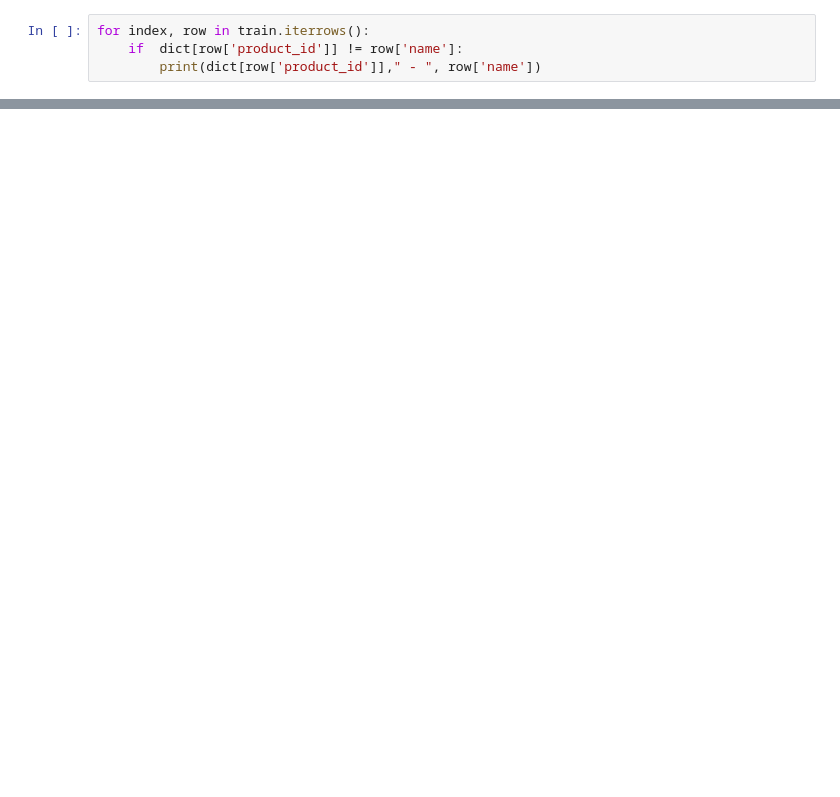
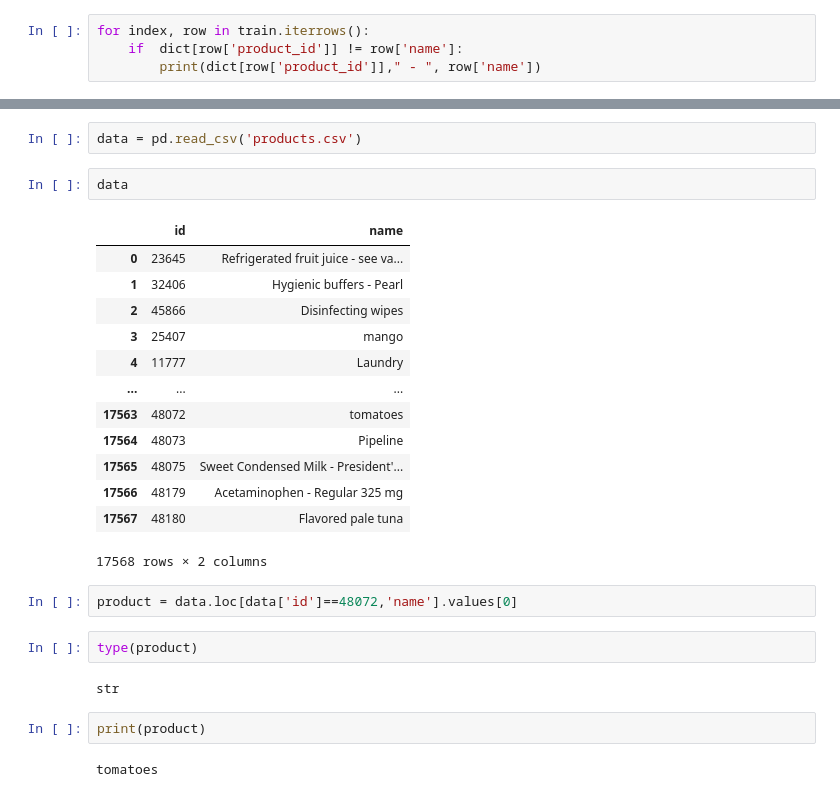
Before and after one commit to don-sabu/nors, a Jupyter notebook: dataset_processing/data_exploration.ipynb, the cells around one changed output, grey strips where cells are left out. Saved outputs shown, nothing was run; the diff lists cells and outputs as text; blank space fills up the shorter version.

```diff
--- a/dataset_processing/data_exploration.ipynb
+++ b/dataset_processing/data_exploration.ipynb
@@ -108,0 +60,28 @@ ModuleNotFoundError: No module named 'tdqm'
+# %%
+data = pd.read_csv('products.csv')
+# %%
+data
+# %% [output]
+|  | id | name |
+| 0 | 23645 | Refrigerated fruit juice - see va... |
+| 1 | 32406 | Hygienic buffers - Pearl |
+| 2 | 45866 | Disinfecting wipes |
+| 3 | 25407 | mango |
+| 4 | 11777 | Laundry |
+| ... | ... | ... |
+| 17563 | 48072 | tomatoes |
+| 17564 | 48073 | Pipeline |
+| 17565 | 48075 | Sweet Condensed Milk - President'... |
+| 17566 | 48179 | Acetaminophen - Regular 325 mg |
+| 17567 | 48180 | Flavored pale tuna |
+17568 rows × 2 columns
+# %%
+product = data.loc[data['id']==48072,'name'].values[0]
+# %%
+type(product)
+# %% [output]
+str
+# %%
+print(product)
+# %% [output]
+tomatoes
```
Also changed, not shown: parts of 12 cells of this notebook, 4 other files.
